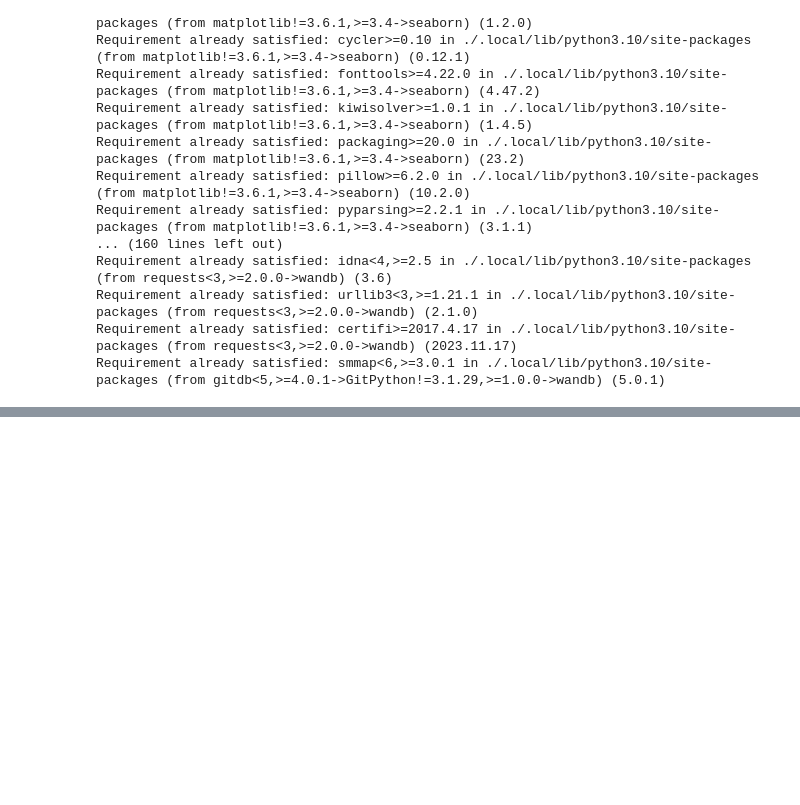
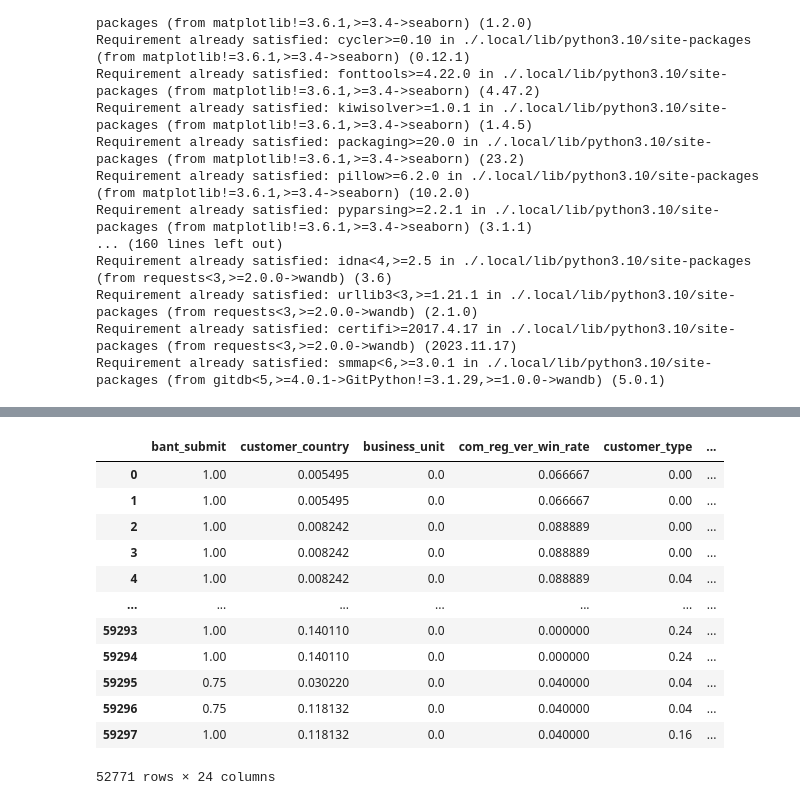
Before and after one commit to aimers2024/aimers_project, a Jupyter notebook: code.ipynb, the cells around one changed output, grey strips where cells are left out. Saved outputs shown, nothing was run; the diff lists cells and outputs as text; code cells hidden in the pictures; blank space fills up the shorter version.

```diff
--- a/code.ipynb
+++ b/code.ipynb
@@ -57,0 +139,16 @@ df_test_processed = preprocessor.transform(df_test)
+# %%
+df_train_processed
+# %% [output]
+|  | bant_submit | customer_country | business_unit | com_reg_ver_win_rate | customer_type | ... |
+| 0 | 1.00 | 0.005495 | 0.0 | 0.066667 | 0.00 | ... |
+| 1 | 1.00 | 0.005495 | 0.0 | 0.066667 | 0.00 | ... |
+| 2 | 1.00 | 0.008242 | 0.0 | 0.088889 | 0.00 | ... |
+| 3 | 1.00 | 0.008242 | 0.0 | 0.088889 | 0.00 | ... |
+| 4 | 1.00 | 0.008242 | 0.0 | 0.088889 | 0.04 | ... |
+| ... | ... | ... | ... | ... | ... | ... |
+| 59293 | 1.00 | 0.140110 | 0.0 | 0.000000 | 0.24 | ... |
+| 59294 | 1.00 | 0.140110 | 0.0 | 0.000000 | 0.24 | ... |
+| 59295 | 0.75 | 0.030220 | 0.0 | 0.040000 | 0.04 | ... |
+| 59296 | 0.75 | 0.118132 | 0.0 | 0.040000 | 0.04 | ... |
+| 59297 | 1.00 | 0.118132 | 0.0 | 0.040000 | 0.16 | ... |
+52771 rows × 24 columns
```
Also changed, not shown: parts of 13 cells of this notebook, 1 other file.
